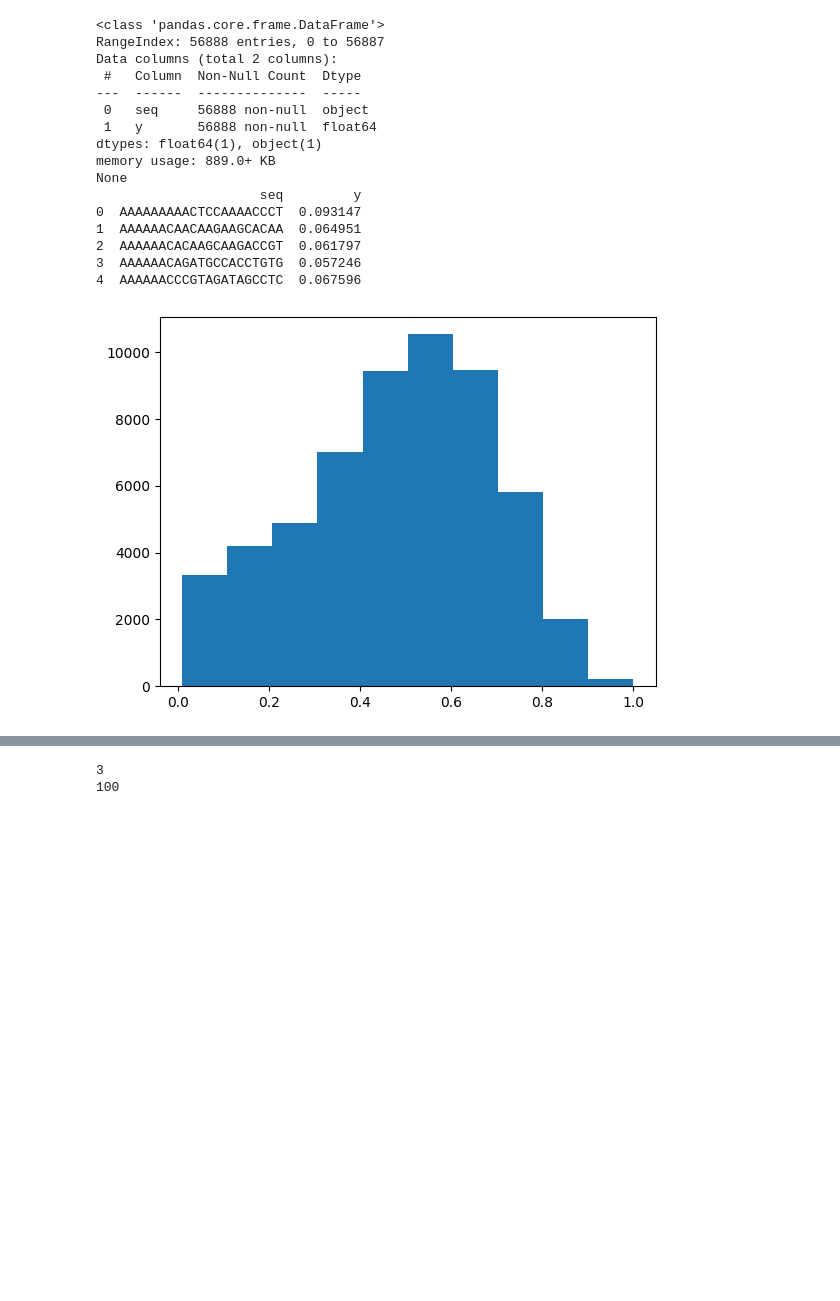
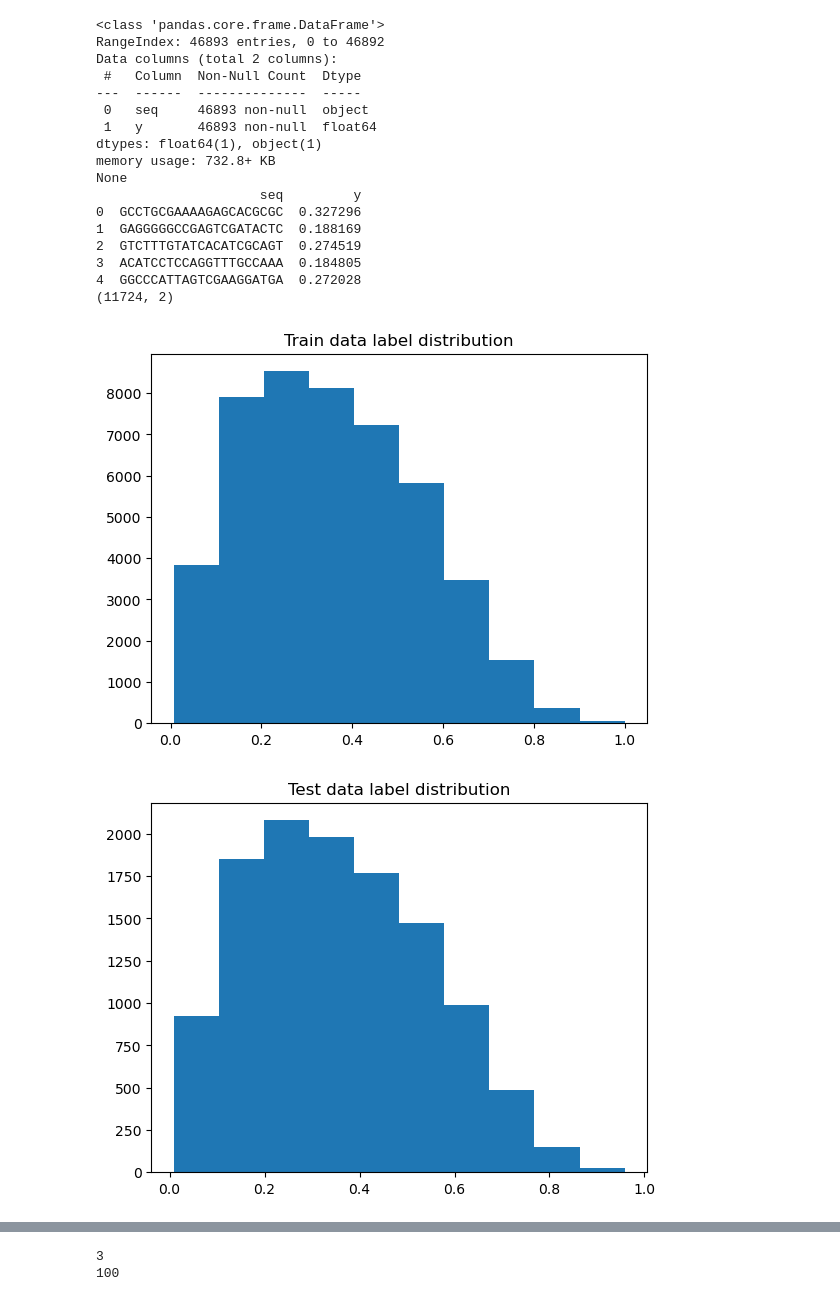
Before and after one commit to Jaspervanes-github/CapstoneProject_Guide-RNA, a Jupyter notebook: bert/RobinTrainDNABertHFRegression.ipynb, the cells around one changed output, grey strips where cells are left out. Saved outputs shown, nothing was run; the diff lists cells and outputs as text; code cells hidden in the pictures; blank space fills up the shorter version.

```diff
--- a/bert/RobinTrainDNABertHFRegression.ipynb
+++ b/bert/RobinTrainDNABertHFRegression.ipynb
@@ -11,33 +28,43 @@ torch.cuda.empty_cache()
 # %%
 modelpath = "zhihan1996/DNABERT-2-117M"
-df = pd.read_csv("./sample_data/esp_decoded.csv")
 
-print(df.info())
+datapath  = '/home/minorai7/CapstoneProject_Guide-RNA/bert/DNABERT_2-main'
 
-print(df.head())
+df_train = pd.read_csv(f"{datapath}/sample_data/esp/train_esp_decoded.csv")
+df_test = pd.read_csv(f"{datapath}/sample_data/esp/test_esp_decoded.csv")
+
+print(df_train.info())
+print(df_train.head())
+
+print(df_test.shape)
 # %% [output]
 <class 'pandas.core.frame.DataFrame'>
-RangeIndex: 56888 entries, 0 to 56887
+RangeIndex: 46893 entries, 0 to 46892
 Data columns (total 2 columns):
  #   Column  Non-Null Count  Dtype
 ---  ------  --------------  -----
- 0   seq     56888 non-null  object
- 1   y       56888 non-null  float64
+ 0   seq     46893 non-null  object
+ 1   y       46893 non-null  float64
 dtypes: float64(1), object(1)
-memory usage: 889.0+ KB
+memory usage: 732.8+ KB
 None
                      seq         y
-0  AAAAAAAAACTCCAAAACCCT  0.093147
-1  AAAAAACAACAAGAAGCACAA  0.064951
-2  AAAAAACACAAGCAAGACCGT  0.061797
-3  AAAAAACAGATGCCACCTGTG  0.057246
-4  AAAAAACCCGTAGATAGCCTC  0.067596
+0  GCCTGCGAAAAGAGCACGCGC  0.327296
+1  GAGGGGGCCGAGTCGATACTC  0.188169
+2  GTCTTTGTATCACATCGCAGT  0.274519
+3  ACATCCTCCAGGTTTGCCAAA  0.184805
+4  GGCCCATTAGTCGAAGGATGA  0.272028
+(11724, 2)
-# %%
-import matplotlib.pyplot as plt
-
-#plot label distribution
-plt.hist(df['y'])
-plt.show()
-# %% [output]
-[figure, removed]
+# %%
+#plot label distribution of test and train data
+plt.title("Train data label distribution")
+plt.hist(df_train['y'])
+plt.show()
+
+plt.title("Test data label distribution")
+plt.hist(df_test['y'])
+plt.show()
+# %% [output]
+[figure, added]
+[figure, added]
 # %%
```
Also changed, not shown: parts of 21 cells of this notebook, 4 other files.
